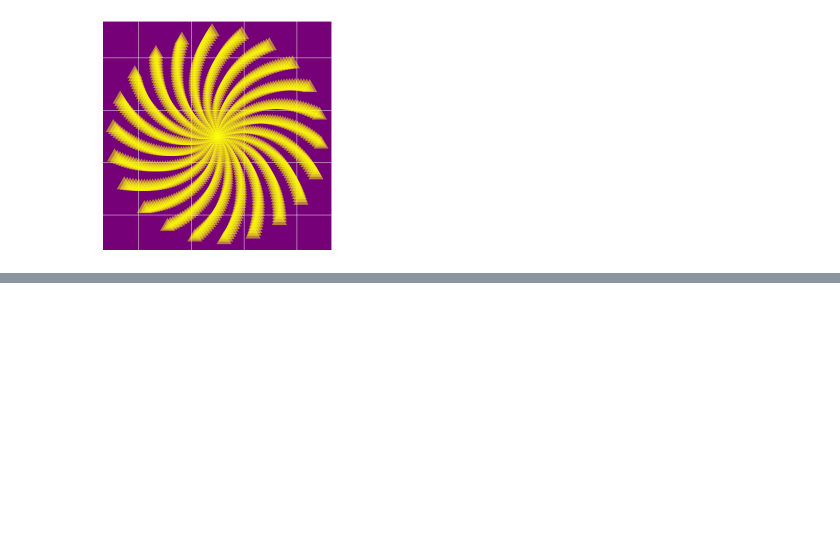
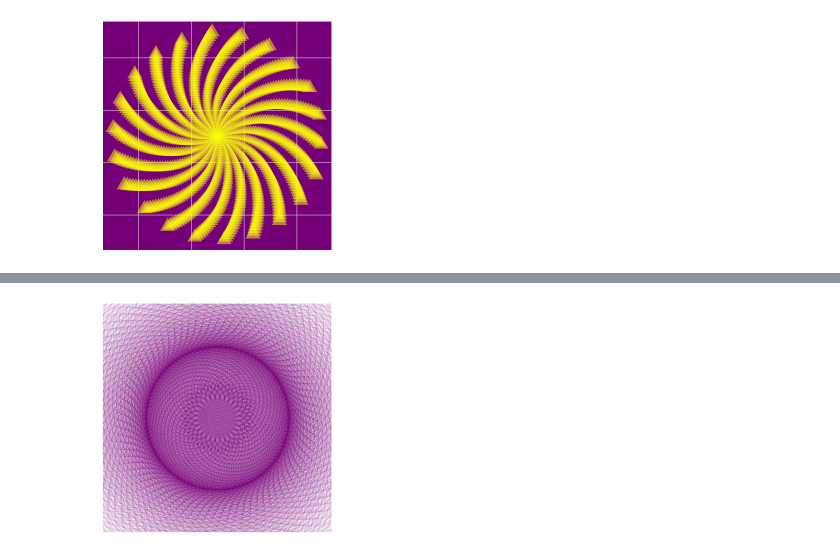
Before and after one commit to JeremyTallant/drawing_flowers_using_mathematics, a Jupyter notebook: phyllotaxis.ipynb, the cells around one changed output, grey strips where cells are left out. Cells and saved outputs as stored; diff of their text form; code cells hidden in the pictures; blank space fills up the shorter version.

```diff
--- a/phyllotaxis.ipynb
+++ b/phyllotaxis.ipynb
@@ -159,20 +159,22 @@ theme(panel.background = element_rect(fill = "darkmagenta"),
 <p>The image on the left is a simple variation of the previous flower and is in essence very similar to the first figure in which we plotted 50 points in a circle. I hope you've enjoyed the journey between that simple circle and this beautiful flower.</p>
 # %%
 # Change the values of angle and points
-angle <- ....
-points <- ....
+angle <- 13*pi/180
+points <- 2000
 
 t <- (1:points)*angle
 x <- sin(t)
 y <- cos(t)
 df <- data.frame(t, x, y)
 
 # Adjust the plot parameters to create the magenta flower
 p <- ggplot(df, aes(x*t, y*t))
-p + geom_point(size = ...., alpha = ...., shape = ...., color = ....)+
+p + geom_point(size = 80, alpha = 0.1, shape = 1, color = "magenta4")+
   theme(legend.position="none",
-        panel.background = element_rect(fill = ....),
+        panel.background = element_rect(fill = "white"),
         panel.grid=element_blank(),
         axis.ticks=element_blank(),
         axis.title=element_blank(),
         axis.text=element_blank())
+# %% [output]
+[figure, added]
```
